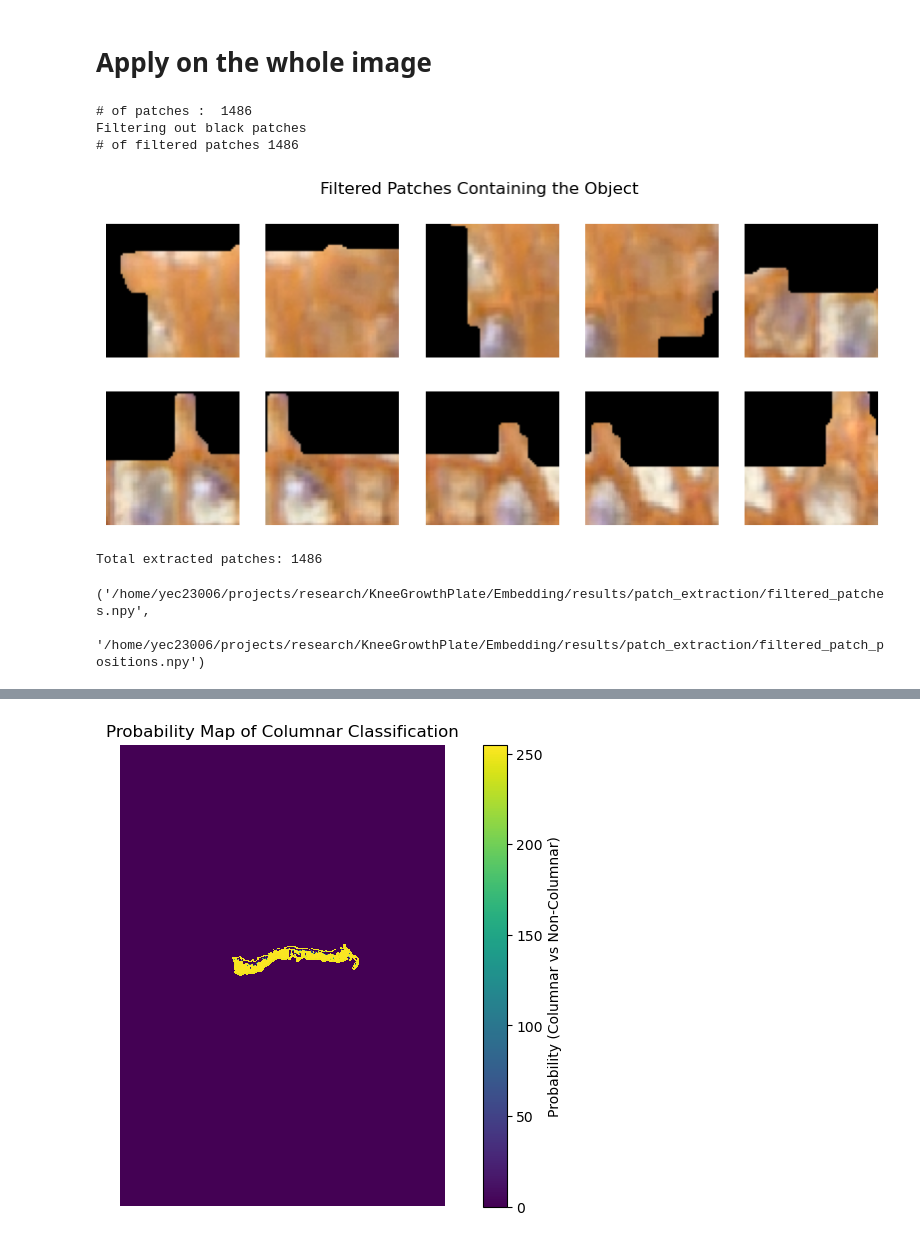
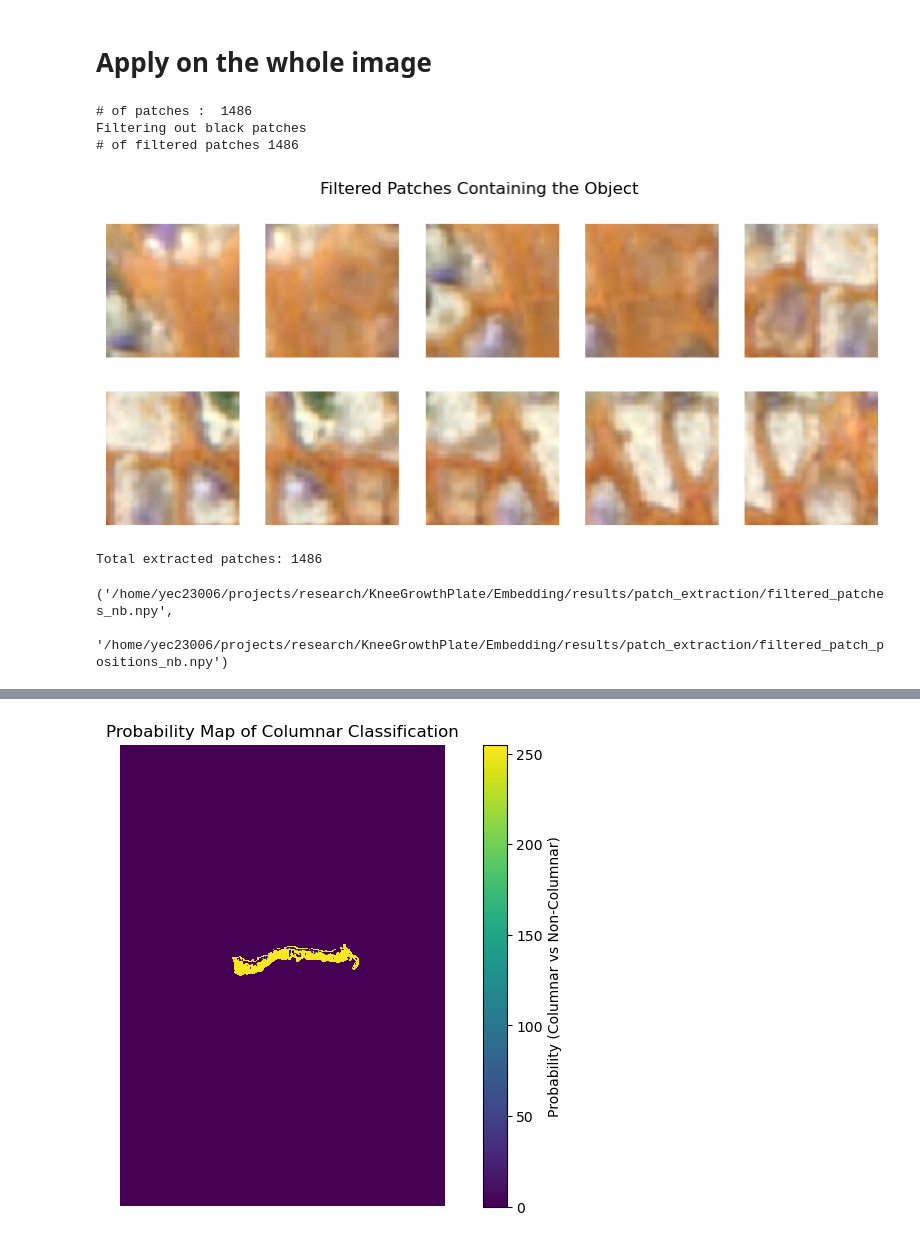
Before and after one commit to yeonsoo00/SegByEmbedding, a Jupyter notebook: Patching.ipynb, the cells around one changed output, grey strips where cells are left out. Saved outputs shown, nothing was run; the diff lists cells and outputs as text; code cells hidden in the pictures.

```diff
--- a/Patching.ipynb
+++ b/Patching.ipynb
@@ -176,7 +176,7 @@ plt.show()
 # %% [markdown]
 # Apply on the whole image
 # %%
-def extract_object_patches(image_path, patch_size=64, stride=32, intensity_threshold=10, save_dir="/home/yec23006/projects/research/KneeGrowthPlate/Embedding/results/patch_extraction"):
+def extract_object_patches(extracted_image_path, image_path, patch_size=64, stride=32, intensity_threshold=10, save_dir="/home/yec23006/projects/research/KneeGrowthPlate/Embedding/results/patch_extraction"):
     """
     Load an image, apply Otsu's thresholding, extract object-containing patches,
     and save them with their positions.
@@ -193,8 +193,9 @@ def extract_object_patches(image_path, patch_size=64, stride=32, intensity_thres
         filtered_positions_path (str): Path to saved patch positions.
     """
     # Load the image
+    extracted_image = cv2.imread(extracted_image_path, cv2.IMREAD_COLOR)
+    gray = cv2.cvtColor(extracted_image, cv2.COLOR_BGR2GRAY)
     image = cv2.imread(image_path, cv2.IMREAD_COLOR)
-    gray = cv2.cvtColor(image, cv2.COLOR_BGR2GRAY)
 
     # Apply Otsu's thresholding
     _, otsu_thresh = cv2.threshold(gray, 0, 255, cv2.THRESH_BINARY + cv2.THRESH_OTSU)
@@ -235,8 +236,8 @@ def extract_object_patches(image_path, patch_size=64, stride=32, intensity_thres
     filtered_positions = np.array(filtered_positions)
 
     # Save results
-    filtered_patches_path = os.path.join(save_dir, "filtered_patches.npy")
-    filtered_positions_path = os.path.join(save_dir, "filtered_patch_positions.npy")
+    filtered_patches_path = os.path.join(save_dir, "filtered_patches_nb.npy")
+    filtered_positions_path = os.path.join(save_dir, "filtered_patch_positions_nb.npy")
     np.save(filtered_patches_path, filtered_patches)
     np.save(filtered_positions_path, filtered_positions)
 
@@ -254,16 +255,17 @@ def extract_object_patches(image_path, patch_size=64, stride=32, intensity_thres
 
     return filtered_patches_path, filtered_positions_path
 # %%
-path2img = '/home/yec23006/projects/research/KneeGrowthPlate/Embedding/results/plate_selection/overlay_extraction.png'
-extract_object_patches(path2img)
+path2extractedimg = '/home/yec23006/projects/research/KneeGrowthPlate/Embedding/results/plate_selection/overlay_extraction.png'
+path2img = '/home/yec23006/projects/research/KneeGrowthPlate/Knee_GrowthPlate/Images/CCC_K05_hK_FL1_s1_shift3_So.jpg'
+extract_object_patches(path2extractedimg, path2img)
 # %% [output]
 # of patches :  1486
 Filtering out black patches
 # of filtered patches 1486
-[figure, old version]
+[figure, new version]
 Total extracted patches: 1486
-('/home/yec23006/projects/research/KneeGrowthPlate/Embedding/results/patch_extraction/filtered_patches.npy',
- '/home/yec23006/projects/research/KneeGrowthPlate/Embedding/results/patch_extraction/filtered_patch_positions.npy')
+('/home/yec23006/projects/research/KneeGrowthPlate/Embedding/results/patch_extraction/filtered_patches_nb.npy',
+ '/home/yec23006/projects/research/KneeGrowthPlate/Embedding/results/patch_extraction/filtered_patch_positions_nb.npy')
 # %%
 from sklearn.decomposition import PCA
 import matplotlib.pyplot as plt
```
Also changed, not shown: parts of 10 cells of this notebook, 3 other files.
